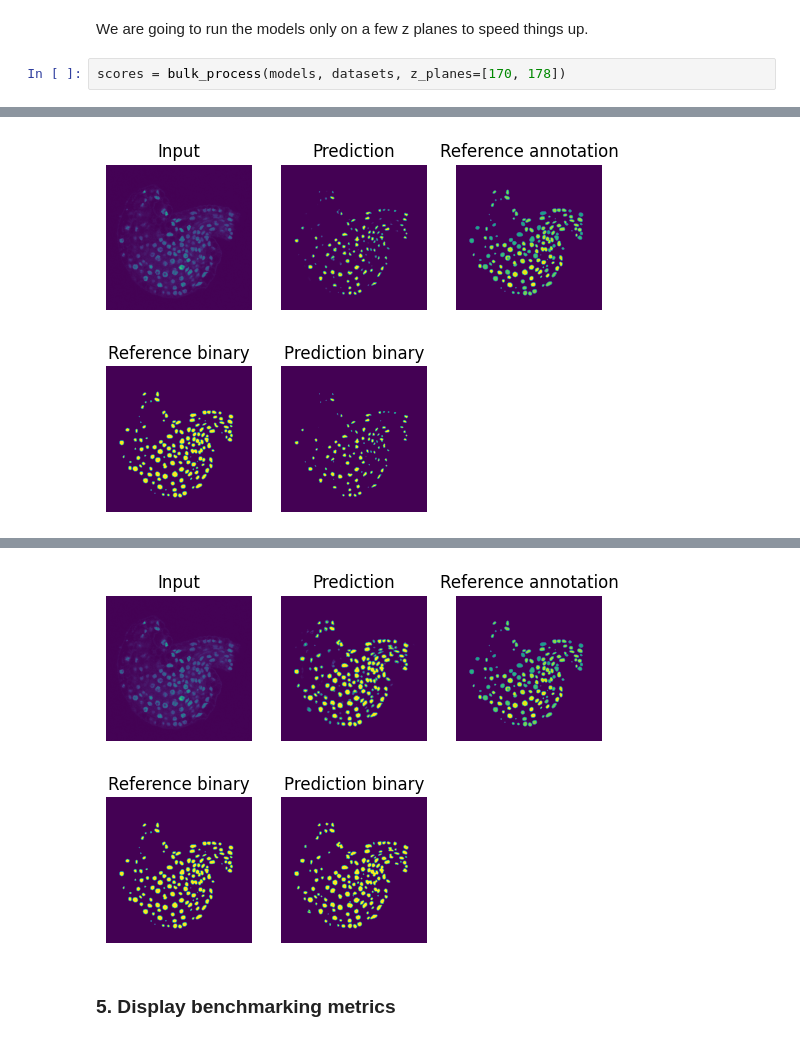
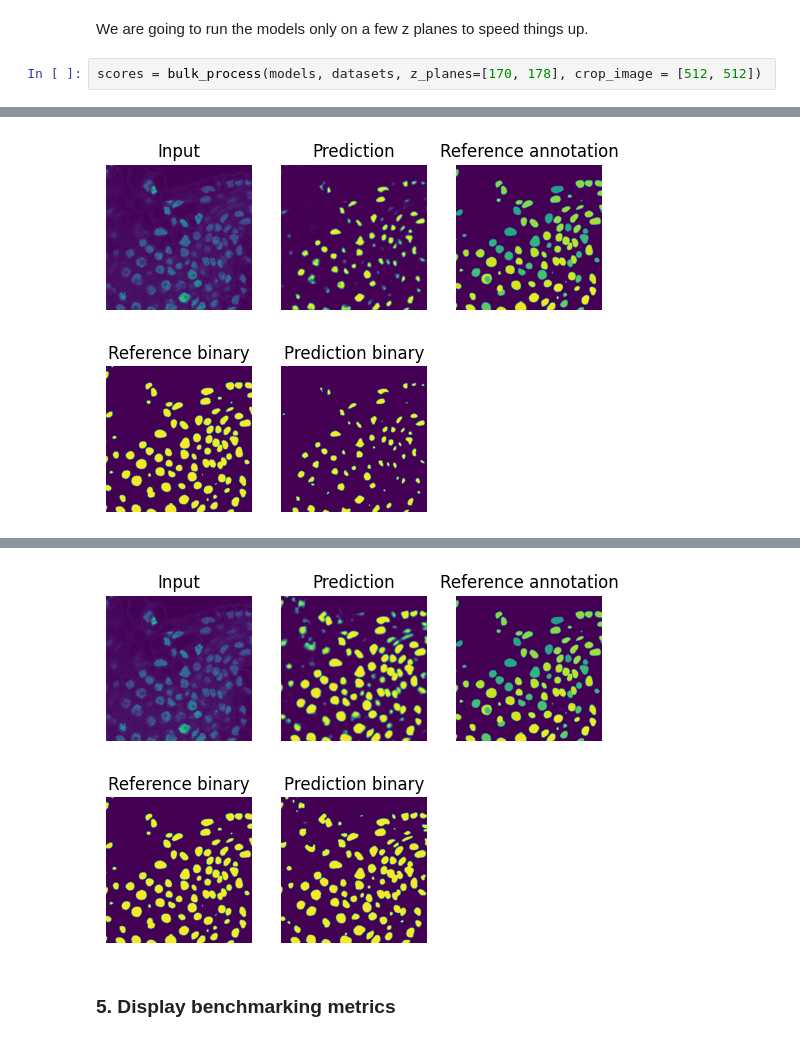
Before and after one commit to BioImage-Archive/bia-bmz-integration, a Jupyter notebook: notebooks/BIA_BMZ_benchmarking_bulk.ipynb, the cells around one changed output, grey strips where cells are left out. Saved outputs shown, nothing was run; the diff lists cells and outputs as text.

Commit message:
added optional cropping to bulk function

```diff
--- a/notebooks/BIA_BMZ_benchmarking_bulk.ipynb
+++ b/notebooks/BIA_BMZ_benchmarking_bulk.ipynb
@@ -31,5 +34,5 @@ datasets = {
 # %% [markdown]
 We are going to run the models only on a few z planes to speed things up.
 # %%
-scores = bulk_process(models, datasets, z_planes=[170, 178])
+scores = bulk_process(models, datasets, z_planes=[170, 178], crop_image = [512, 512])
 # %% [output]
@@ -37 +40 @@ scores = bulk_process(models, datasets, z_planes=[170, 178])
-[figure, old version]
+[figure, new version]
@@ -39,4 +42,4 @@ scores = bulk_process(models, datasets, z_planes=[170, 178])
-[figure, old version]
+[figure, new version]
 # %% [markdown]
 ### 5. Display benchmarking metrics
 # %% [markdown]
```
Also changed, not shown: parts of 3 cells of this notebook, 1 other file.
